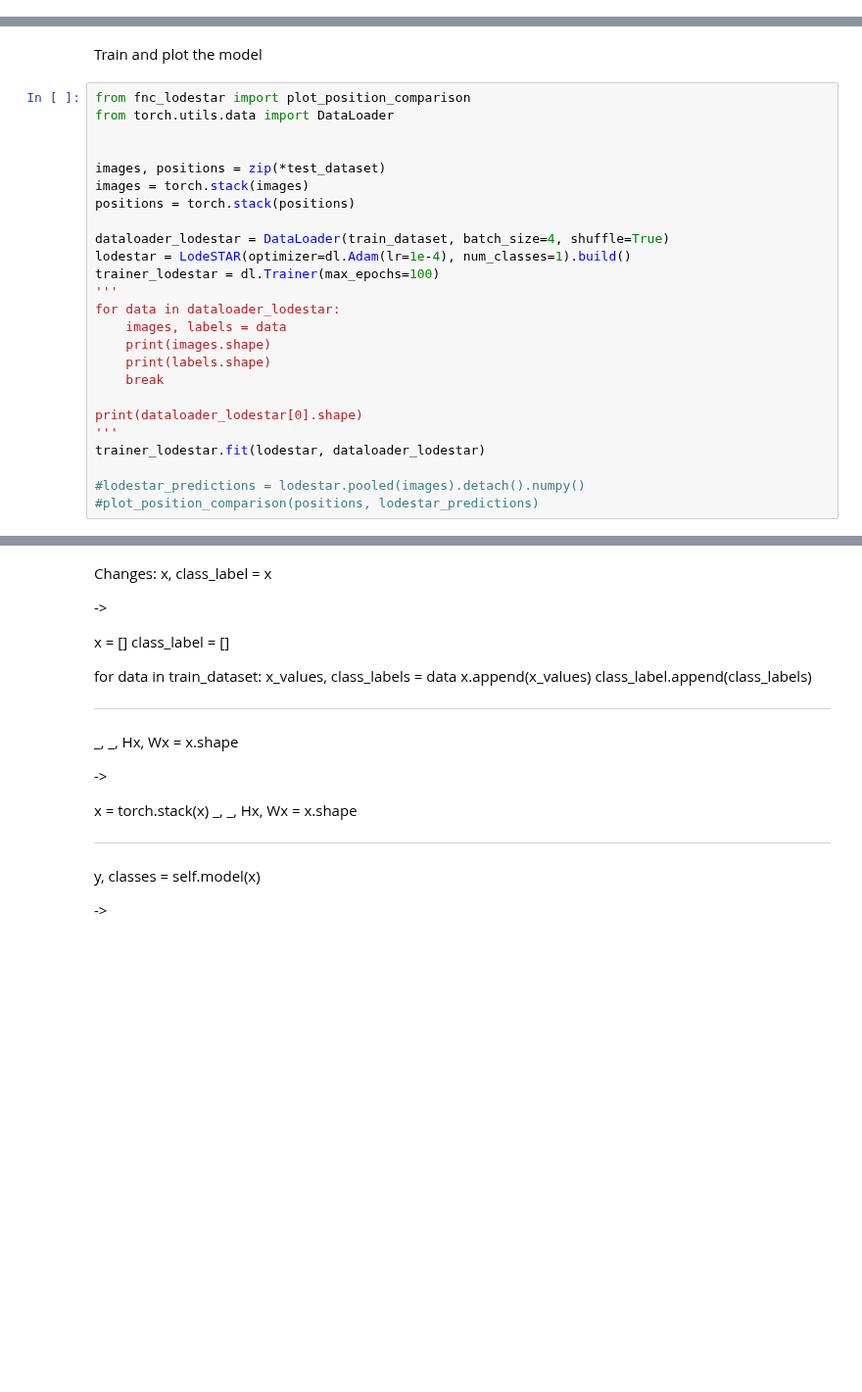
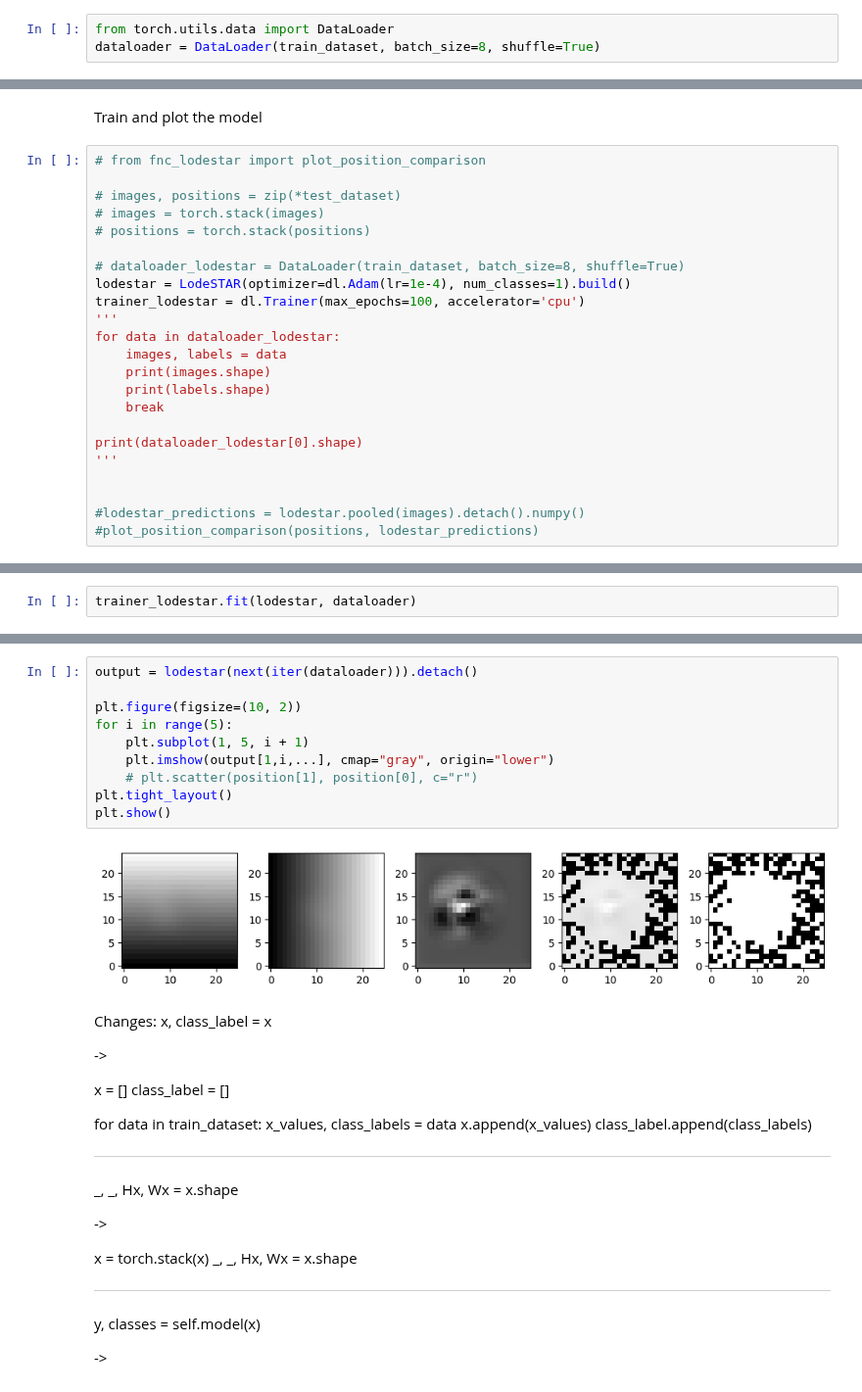
Before and after one commit to cmanzo/TFM_LodeSTAR, a Jupyter notebook: lodestar2.ipynb, the cells around one changed output, grey strips where cells are left out. Shown at 98% size. Cells and saved outputs as stored; diff of their text form; blank space fills up the shorter version.

```diff
--- a/lodestar2.ipynb
+++ b/lodestar2.ipynb
@@ -348,5 +338,8 @@ class LodeSTAR(Application):
         return super().on_train_end()
 # %% [markdown]
 Test the model
+# %%
+from torch.utils.data import DataLoader
+dataloader = DataLoader(train_dataset, batch_size=8, shuffle=True)
 # %%
 import deeplay as dl
@@ -358,17 +353,15 @@ print(output.shape)
 # %% [markdown]
 Train and plot the model
 # %%
-from fnc_lodestar import plot_position_comparison
-from torch.utils.data import DataLoader
+# from fnc_lodestar import plot_position_comparison
 
+# images, positions = zip(*test_dataset)
+# images = torch.stack(images)
+# positions = torch.stack(positions)
 
-images, positions = zip(*test_dataset)
-images = torch.stack(images)
-positions = torch.stack(positions)
-
-dataloader_lodestar = DataLoader(train_dataset, batch_size=4, shuffle=True)
+# dataloader_lodestar = DataLoader(train_dataset, batch_size=8, shuffle=True)
 lodestar = LodeSTAR(optimizer=dl.Adam(lr=1e-4), num_classes=1).build()
-trainer_lodestar = dl.Trainer(max_epochs=100)
+trainer_lodestar = dl.Trainer(max_epochs=100, accelerator='cpu')
 '''
 for data in dataloader_lodestar:
     images, labels = data
@@ -378,7 +371,7 @@ for data in dataloader_lodestar:
 
 print(dataloader_lodestar[0].shape)
 '''
-trainer_lodestar.fit(lodestar, dataloader_lodestar)
+
 
 #lodestar_predictions = lodestar.pooled(images).detach().numpy()
 #plot_position_comparison(positions, lodestar_predictions)
@@ -403,0 +397,2 @@ RuntimeError: The expanded size of the tensor (100) must match the existing size
+# %%
+trainer_lodestar.fit(lodestar, dataloader)
@@ -404,3 +419,15 @@ RuntimeError: The expanded size of the tensor (100) must match the existing size
+# %%
+output = lodestar(next(iter(dataloader))).detach()
+
+plt.figure(figsize=(10, 2))
+for i in range(5):
+	plt.subplot(1, 5, i + 1)
+	plt.imshow(output[1,i,...], cmap="gray", origin="lower")
+	# plt.scatter(position[1], position[0], c="r")
+plt.tight_layout()
+plt.show()
+# %% [output]
+[figure, added]
 # %% [markdown]
 Changes:
 x, class_label = x
```
Also changed, not shown: parts of 5 cells of this notebook.
